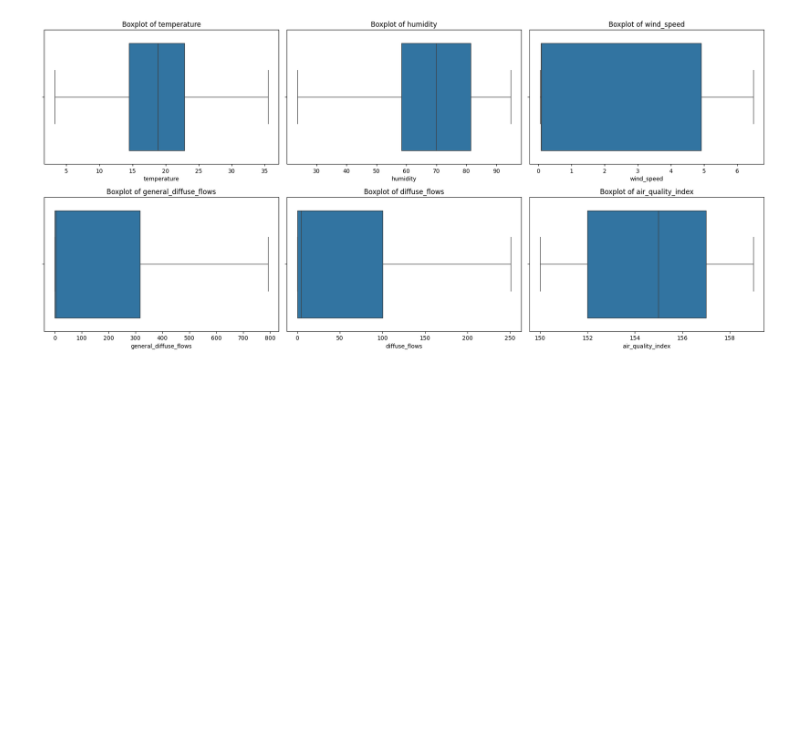
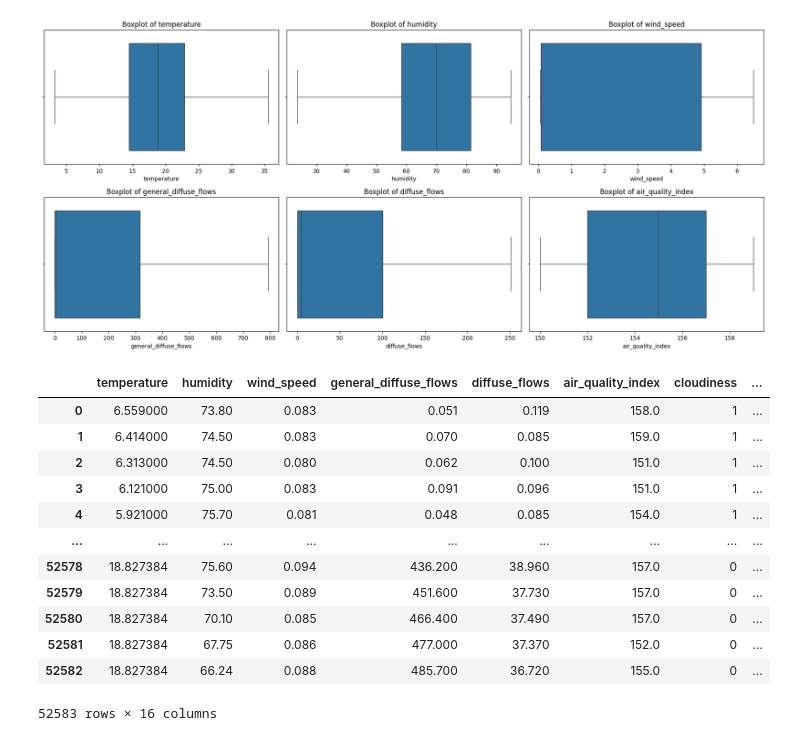
Before and after one commit to nareshrbg/power-consumption-predictor, a Jupyter notebook: power-consumption-predictor.ipynb, the cells around one changed output. Drawn from its saved outputs; the diff is of its cells as text; code cells hidden in the pictures; blank space fills up the shorter version.

```diff
--- a/power-consumption-predictor.ipynb
+++ b/power-consumption-predictor.ipynb
@@ -526,3 +527,32 @@ def save_cleaned_data(df):
     except Exception as ex:
         raise CustomException(ex, sys)
 save_cleaned_data(df)
+# %%
+# Extract additional polynomial feature
+df_enhanced = df.copy()
+df_enhanced['temp_squared'] = df_enhanced['temperature'] ** 2
+df_enhanced['temp_cubed'] = df_enhanced['temperature'] ** 3
+df_enhanced['temp_humidity_interaction'] = df_enhanced['temperature'] * df_enhanced['humidity']
+df_enhanced['temp_wind_interaction'] = df_enhanced['temperature'] * df_enhanced['wind_speed']
+
+df_enhanced['humidity_squared'] = df_enhanced['humidity'] ** 2
+df_enhanced['humidity_wind_interaction'] = df_enhanced['humidity'] * df_enhanced['wind_speed']
+
+df_enhanced['wind_speed_squared'] = df_enhanced['wind_speed'] ** 2
+df_enhanced['wind_power'] = df_enhanced['wind_speed'] ** 3
+
+df_enhanced
+# %% [output]
+|  | temperature | humidity | wind_speed | general_diffuse_flows | diffuse_flows | air_quality_index | cloudiness | ... |
+| 0 | 6.559000 | 73.80 | 0.083 | 0.051 | 0.119 | 158.0 | 1 | ... |
+| 1 | 6.414000 | 74.50 | 0.083 | 0.070 | 0.085 | 159.0 | 1 | ... |
+| 2 | 6.313000 | 74.50 | 0.080 | 0.062 | 0.100 | 151.0 | 1 | ... |
+| 3 | 6.121000 | 75.00 | 0.083 | 0.091 | 0.096 | 151.0 | 1 | ... |
+| 4 | 5.921000 | 75.70 | 0.081 | 0.048 | 0.085 | 154.0 | 1 | ... |
+| ... | ... | ... | ... | ... | ... | ... | ... | ... |
+| 52578 | 18.827384 | 75.60 | 0.094 | 436.200 | 38.960 | 157.0 | 0 | ... |
+| 52579 | 18.827384 | 73.50 | 0.089 | 451.600 | 37.730 | 157.0 | 0 | ... |
+| 52580 | 18.827384 | 70.10 | 0.085 | 466.400 | 37.490 | 157.0 | 0 | ... |
+| 52581 | 18.827384 | 67.75 | 0.086 | 477.000 | 37.370 | 152.0 | 0 | ... |
+| 52582 | 18.827384 | 66.24 | 0.088 | 485.700 | 36.720 | 155.0 | 0 | ... |
+52583 rows × 16 columns
```
Also changed, not shown: parts of 12 cells of this notebook, 12 other files.
